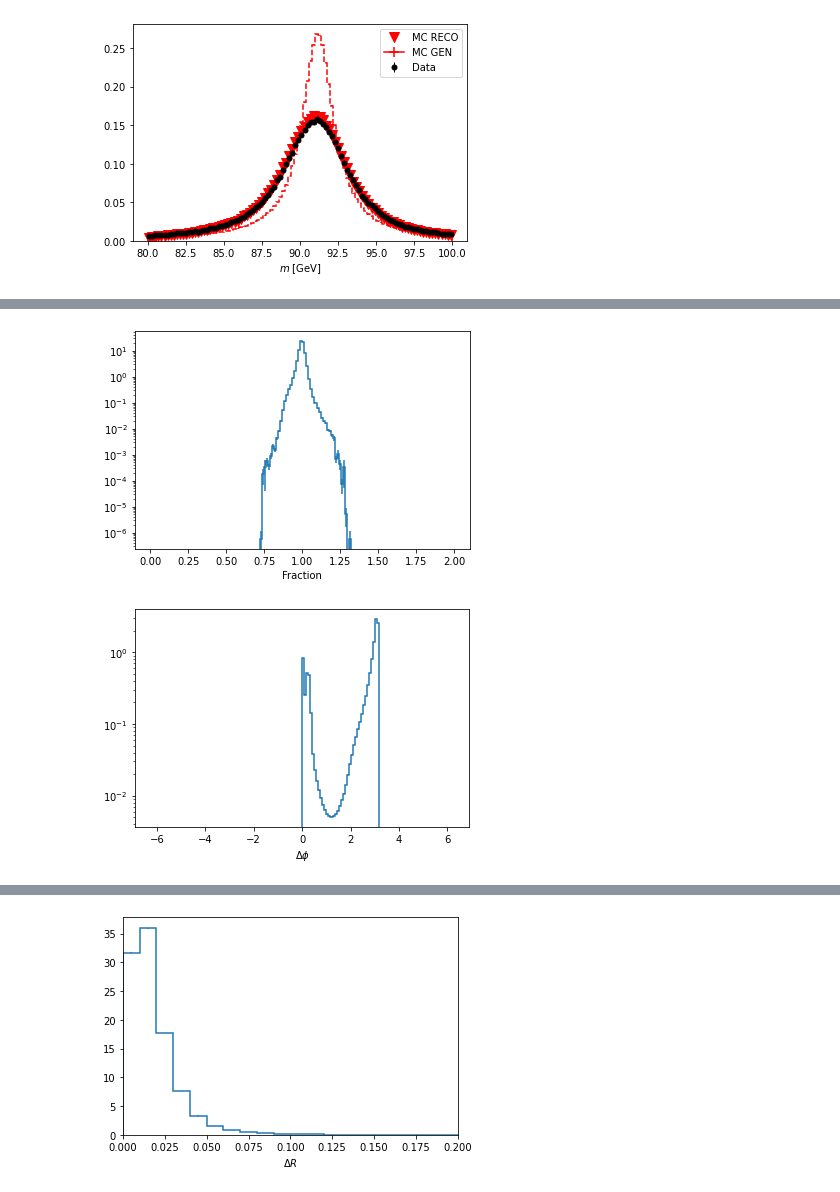
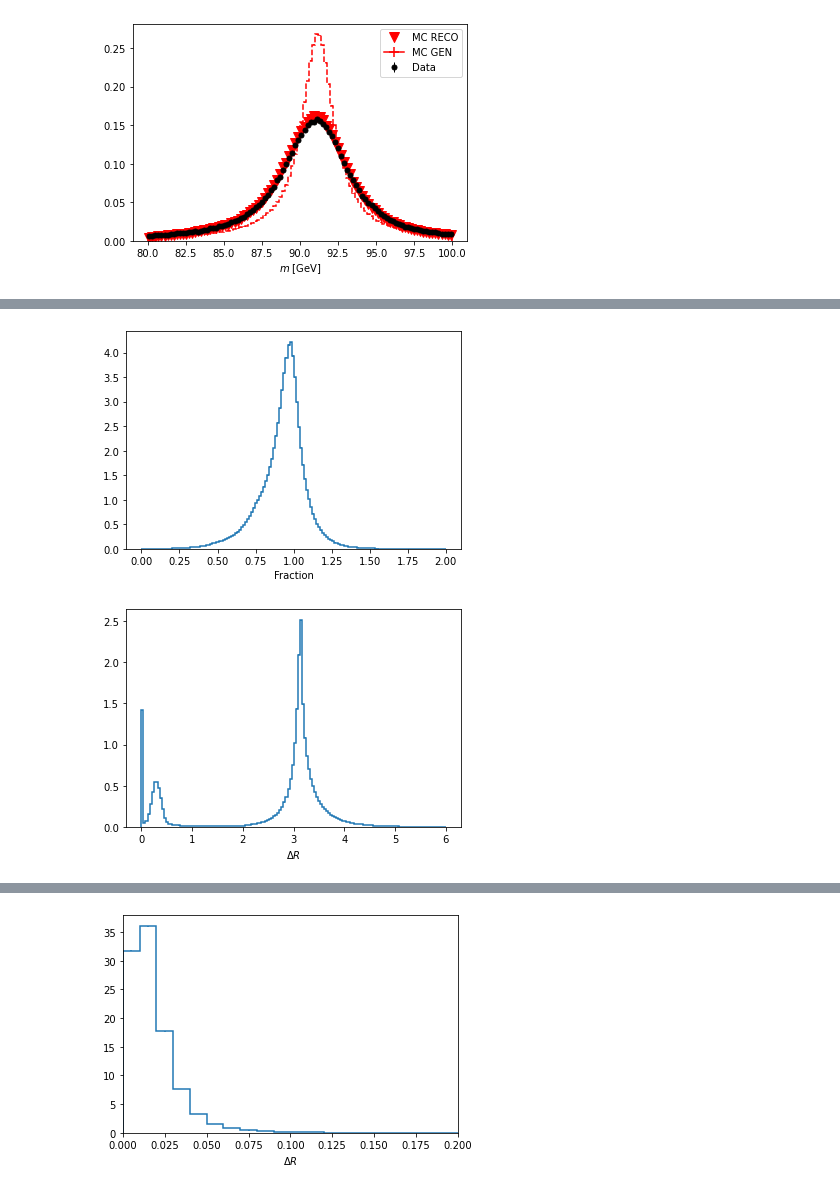
Before and after one commit to rappoccio/QJetMassUproot, a Jupyter notebook: compare_datamc_nanov9.ipynb, the cells around one changed output, grey strips where cells are left out. Drawn from its saved outputs; the diff is of its cells as text; code cells hidden in the pictures.

```diff
--- a/compare_datamc_nanov9.ipynb
+++ b/compare_datamc_nanov9.ipynb
@@ -272,12 +296,11 @@ plt.show()
 # %%
-output_gen['mz_reco_over_gen'].project("frac").plot(density=True)
-plt.yscale("log")
+output_gen['ptfrac_z_jet_gen'].project("frac").plot(density=True)
+#plt.yscale("log")
 plt.show()
 # %% [output]
-[figure, old version]
+[figure, new version]
 # %%
-output_gen['dphi_z_jet_gen'].project("dphi").plot(density=True)
-plt.yscale("log")
+output_gen['dr_z_jet_gen'].project("dr").plot(density=True)
 plt.show()
 # %% [output]
-[figure, old version]
+[figure, new version]
```
Also changed, not shown: parts of 34 cells of this notebook, 3 other files.
